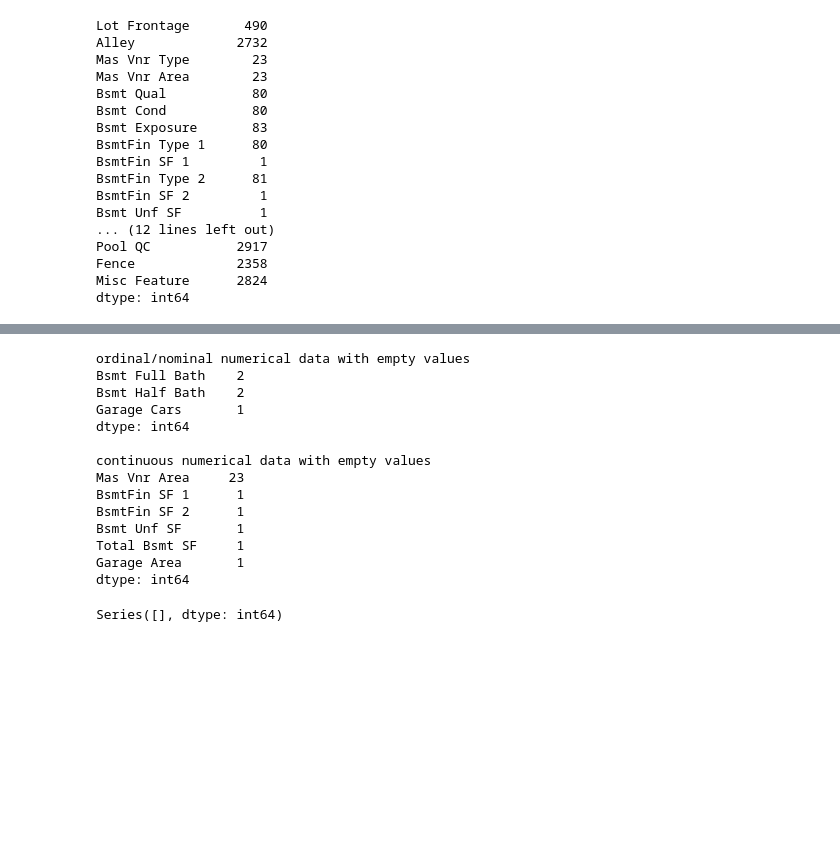
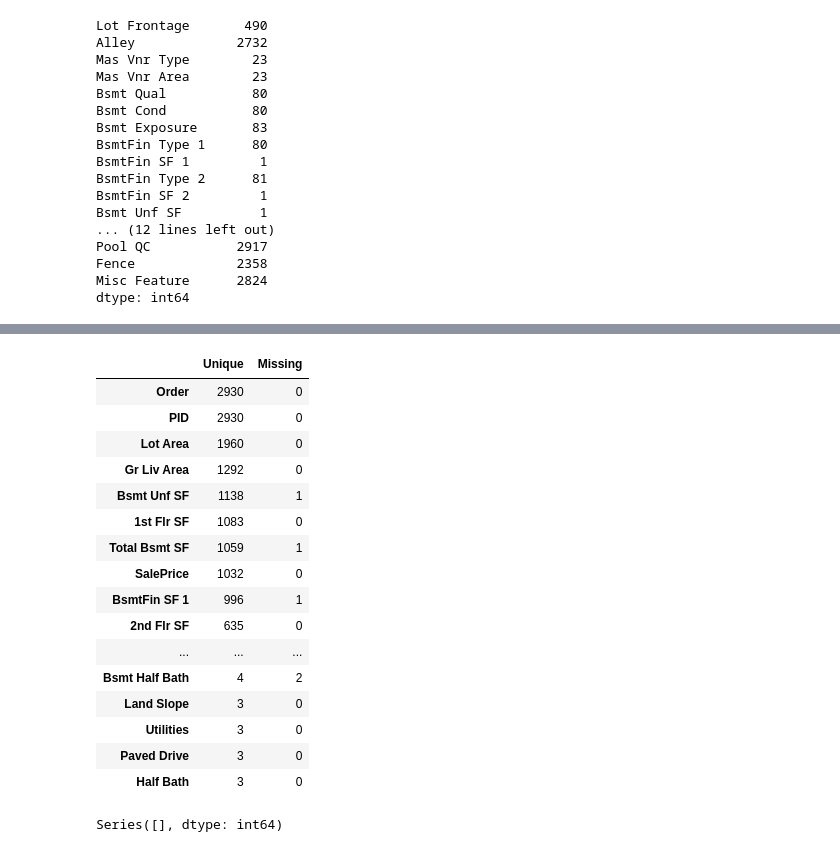
Before and after one commit to kitestring/DataQuest, a Jupyter notebook: 06_MachineLearning/04_LinearRegressionForMachineLearning/06_GuidedProject_PredictingHouseSalePrices/PredictingHouseSalePrices.ipynb, the cells around one changed output, grey strips where cells are left out. Drawn from its saved outputs; the diff is of its cells as text; code cells hidden in the pictures; blank space fills up the shorter version.

Commit message:
Predicting House Sale Prices, 3/5 done

```diff
--- a/06_MachineLearning/04_LinearRegressionForMachineLearning/06_GuidedProject_PredictingHouseSalePrices/PredictingHouseSalePrices.ipynb
+++ b/06_MachineLearning/04_LinearRegressionForMachineLearning/06_GuidedProject_PredictingHouseSalePrices/PredictingHouseSalePrices.ipynb
@@ -118,39 +158,33 @@ Electrical         1
 dtype: int64
-# %%
-# Fill continuous numerical data with mean & fill discrete numerical data with mode
-num_cols = df.select_dtypes(include=['int64','float64'])
-on = []
-con = []
-
-# By reviewing the data set I found that none of the ordinal/nominal data has more the 16 possibilities
-for col in num_cols.columns:
-    if len(num_cols[col].unique()) > 16:
-        con.append(col)
-    else:
-        on.append(col)
-
-print('ordinal/nominal numerical data with empty values')
-missing_values = df[on].isnull().sum()
-print(missing_values[missing_values > 0])
-
-print('\ncontinuous numerical data with empty values')
-missing_values = df[con].isnull().sum()
-print(missing_values[missing_values > 0])
-
-df[on] = df[on].fillna(df[on].mode().iloc[0])
-df[con] = df[con].fillna(df[con].mean())
-# %% [output]
-ordinal/nominal numerical data with empty values
-Bsmt Full Bath    2
-Bsmt Half Bath    2
-Garage Cars       1
-dtype: int64
-
-continuous numerical data with empty values
-Mas Vnr Area     23
-BsmtFin SF 1      1
-BsmtFin SF 2      1
-Bsmt Unf SF       1
-Total Bsmt SF     1
-Garage Area       1
-dtype: int64
+# %%
+# Determine the number of unique values & missing values for each numerical column
+num_cols = df.select_dtypes(include=['int64','float64'])
+
+uniq_values = [len(num_cols[col].unique()) for col in num_cols.columns]
+uniq_num_series = pd.Series(data=uniq_values, index=num_cols.columns).sort_values(ascending=False)
+
+missing_values = num_cols.isnull().sum()
+uniq_num_df = pd.DataFrame()
+
+uniq_num_df['Unique'] = uniq_num_series
+uniq_num_df['Missing'] = missing_values
+
+uniq_num_df
+# %% [output]
+|  | Unique | Missing |
+| Order | 2930 | 0 |
+| PID | 2930 | 0 |
+| Lot Area | 1960 | 0 |
+| Gr Liv Area | 1292 | 0 |
+| Bsmt Unf SF | 1138 | 1 |
+| 1st Flr SF | 1083 | 0 |
+| Total Bsmt SF | 1059 | 1 |
+| SalePrice | 1032 | 0 |
+| BsmtFin SF 1 | 996 | 1 |
+| 2nd Flr SF | 635 | 0 |
+| ... | ... | ... |
+| Bsmt Half Bath | 4 | 2 |
+| Land Slope | 3 | 0 |
+| Utilities | 3 | 0 |
+| Paved Drive | 3 | 0 |
+| Half Bath | 3 | 0 |
```
Also changed, not shown: parts of 18 cells of this notebook.
